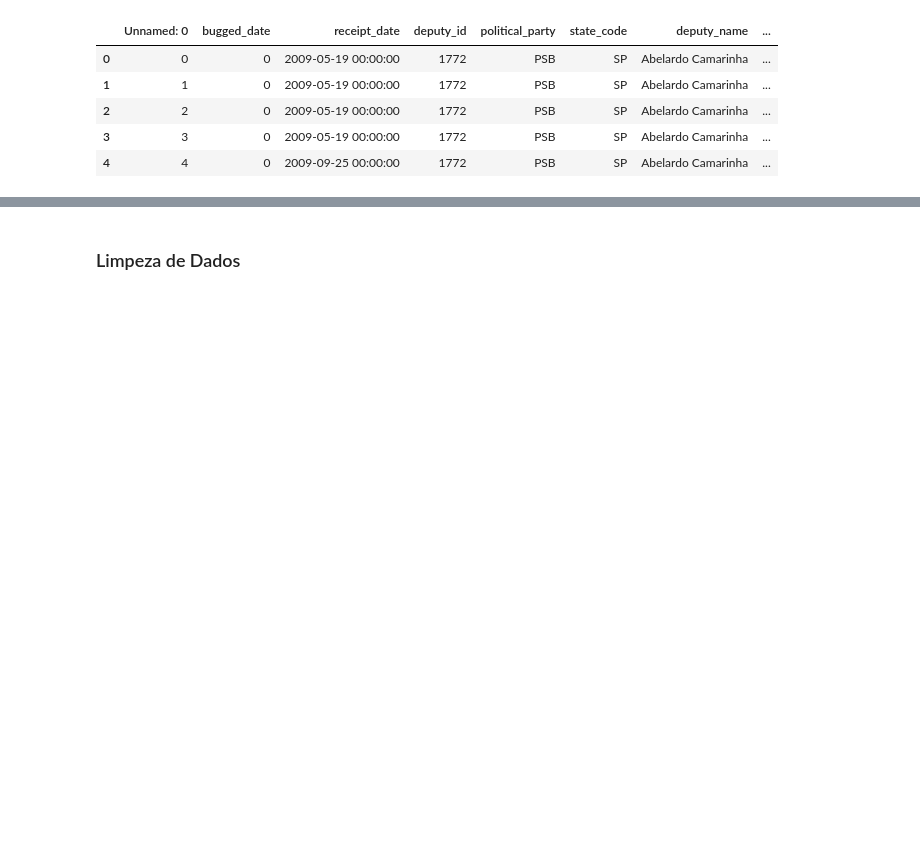
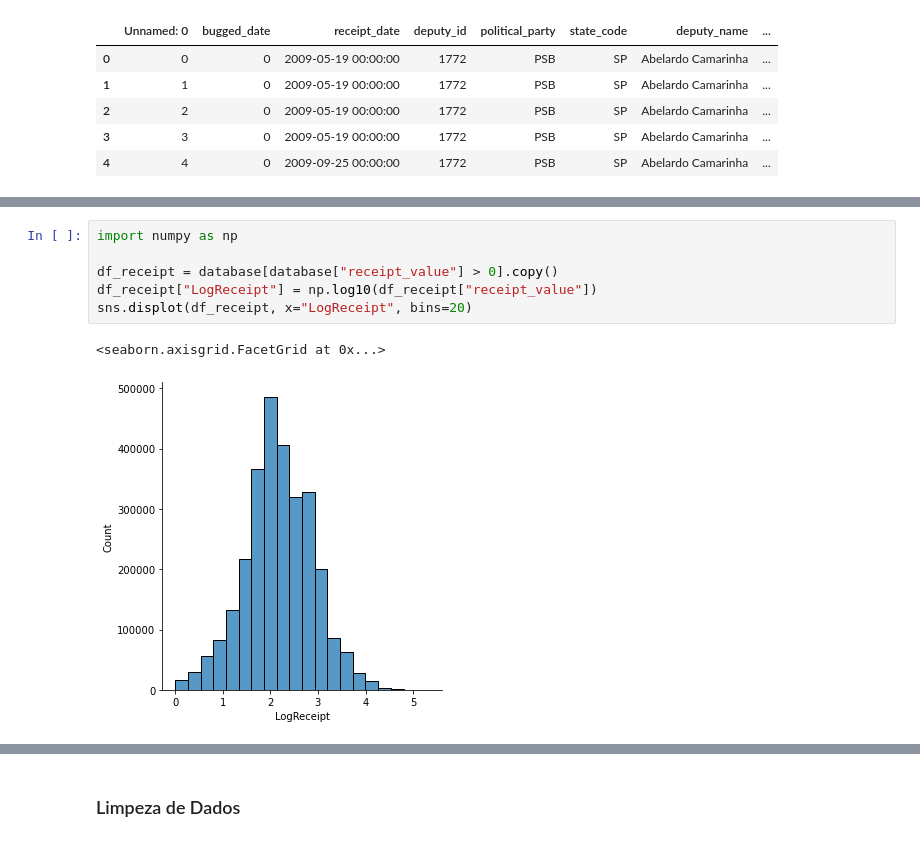
Before and after one commit to DefinitelyNotACactus/Chamber-of-Deputies-Reimbursements, a Jupyter notebook: Projeto Final.ipynb, the cells around one changed output, grey strips where cells are left out. Saved outputs shown, nothing was run; the diff lists cells and outputs as text; blank space fills up the shorter version.

```diff
--- a/Projeto Final.ipynb
+++ b/Projeto Final.ipynb
@@ -38,0 +149,9 @@ Realizamos o processo de limpeza e transformação dos dados acima, sendo o proc
+# %%
+import numpy as np
+
+df_receipt = database[database["receipt_value"] > 0].copy()
+df_receipt["LogReceipt"] = np.log10(df_receipt["receipt_value"])
+sns.displot(df_receipt, x="LogReceipt", bins=20)
+# %% [output]
+<seaborn.axisgrid.FacetGrid at 0x...>
+[figure, added]
```
Also changed, not shown: parts of 44 cells of this notebook.
